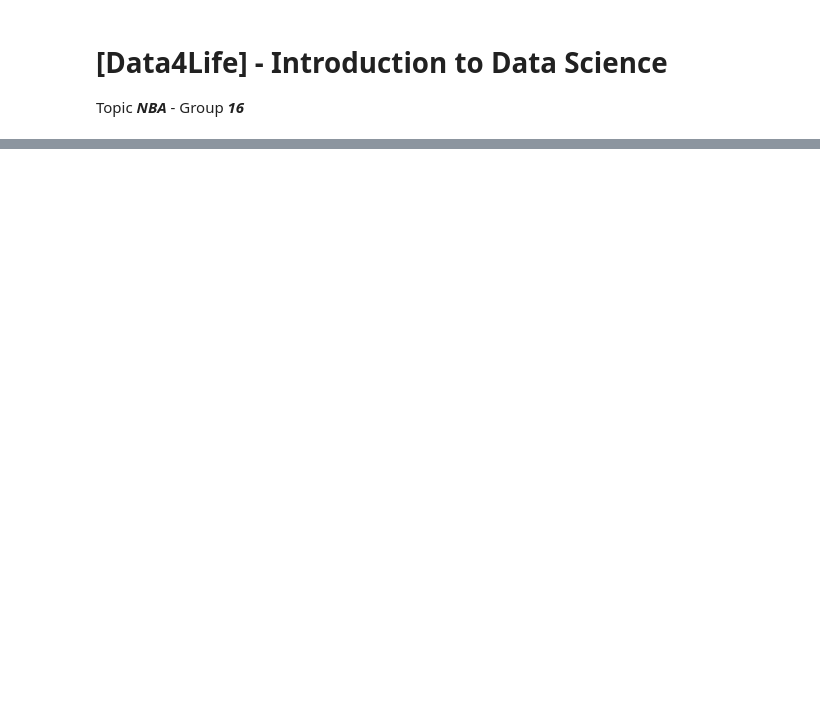
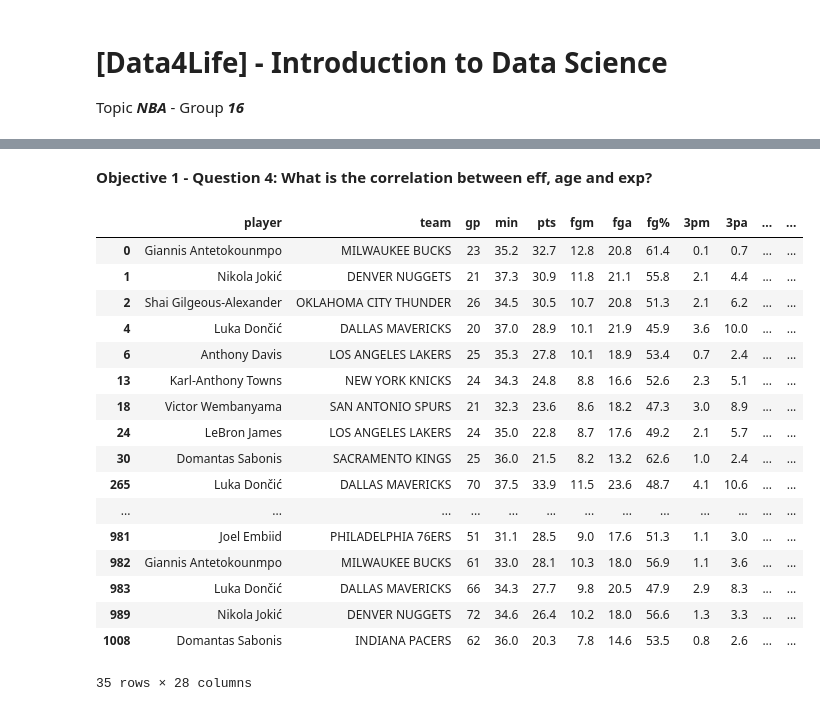
Before and after one commit to chocoCaro/Intro_DS, a Jupyter notebook: [data4life]_final.ipynb, the cells around one changed output, grey strips where cells are left out. Cells and saved outputs as stored; diff of their text form; code cells hidden in the pictures; blank space fills up the shorter version.

```diff
--- a/[data4life]_final.ipynb
+++ b/[data4life]_final.ipynb
@@ -98,0 +160,4 @@ import seaborn as sns
+# %%
+nba_roster = pd.read_csv("Data_NBA_1/nba_roster.csv")
+
+nba_stats = pd.read_csv("Data_NBA_1/nba_stats.csv")
@@ -98,0 +369,24 @@ import seaborn as sns
+# %%
+# Create a list of player names ordered by their rank in top_10_nba_player
+top_10_nba_player_order = top_10_nba_player["player"].tolist()
+
+# Convert the 'player' column in merged_data to a categorical type using the ordered player list
+# This ensures that players are ordered in the same way as in top_10_nba_player
+merged_data["player"] = pd.Categorical(
+    merged_data["player"], categories=top_10_nba_player_order, ordered=True
+)
+
+# Filter the merged_data to keep only the rows where the 'player' is in the top_10_nba_player list
+top_10_data = merged_data.loc[merged_data["player"].isin(top_10_nba_player["player"])]
+
+# Sort the filtered data by the 'season' column in descending order (latest season first)
+top_10_data_sorted = top_10_data.sort_values(by="season", ascending=False)
+
+# Extract the 'season_year' from the 'season' column (the part before the '-')
+# and convert it to numeric for easier sorting and manipulation
+top_10_data_sorted["season_year"] = top_10_data_sorted["season"].apply(
+    lambda x: x.split("-")[0]
+)
+top_10_data_sorted["season_year"] = pd.to_numeric(top_10_data_sorted["season_year"])
+
+top_10_group = top_10_data_sorted.groupby(by="player", observed=False)
@@ -98,0 +427,25 @@ import seaborn as sns
+# %% [markdown]
+**Objective 1 - Question 4: What is the correlation between eff, age and exp?**
+# %%
+top_10_data
+
+correlation_data = top_10_data[["eff", "age", "exp"]].corr()
+# %% [output]
+|  | player | team | gp | min | pts | fgm | fga | fg% | 3pm | 3pa | ... | ... |
+| 0 | Giannis Antetokounmpo | MILWAUKEE BUCKS | 23 | 35.2 | 32.7 | 12.8 | 20.8 | 61.4 | 0.1 | 0.7 | ... | ... |
+| 1 | Nikola Jokić | DENVER NUGGETS | 21 | 37.3 | 30.9 | 11.8 | 21.1 | 55.8 | 2.1 | 4.4 | ... | ... |
+| 2 | Shai Gilgeous-Alexander | OKLAHOMA CITY THUNDER | 26 | 34.5 | 30.5 | 10.7 | 20.8 | 51.3 | 2.1 | 6.2 | ... | ... |
+| 4 | Luka Dončić | DALLAS MAVERICKS | 20 | 37.0 | 28.9 | 10.1 | 21.9 | 45.9 | 3.6 | 10.0 | ... | ... |
+| 6 | Anthony Davis | LOS ANGELES LAKERS | 25 | 35.3 | 27.8 | 10.1 | 18.9 | 53.4 | 0.7 | 2.4 | ... | ... |
+| 13 | Karl-Anthony Towns | NEW YORK KNICKS | 24 | 34.3 | 24.8 | 8.8 | 16.6 | 52.6 | 2.3 | 5.1 | ... | ... |
+| 18 | Victor Wembanyama | SAN ANTONIO SPURS | 21 | 32.3 | 23.6 | 8.6 | 18.2 | 47.3 | 3.0 | 8.9 | ... | ... |
+| 24 | LeBron James | LOS ANGELES LAKERS | 24 | 35.0 | 22.8 | 8.7 | 17.6 | 49.2 | 2.1 | 5.7 | ... | ... |
+| 30 | Domantas Sabonis | SACRAMENTO KINGS | 25 | 36.0 | 21.5 | 8.2 | 13.2 | 62.6 | 1.0 | 2.4 | ... | ... |
+| 265 | Luka Dončić | DALLAS MAVERICKS | 70 | 37.5 | 33.9 | 11.5 | 23.6 | 48.7 | 4.1 | 10.6 | ... | ... |
+| ... | ... | ... | ... | ... | ... | ... | ... | ... | ... | ... | ... | ... |
+| 981 | Joel Embiid | PHILADELPHIA 76ERS | 51 | 31.1 | 28.5 | 9.0 | 17.6 | 51.3 | 1.1 | 3.0 | ... | ... |
+| 982 | Giannis Antetokounmpo | MILWAUKEE BUCKS | 61 | 33.0 | 28.1 | 10.3 | 18.0 | 56.9 | 1.1 | 3.6 | ... | ... |
+| 983 | Luka Dončić | DALLAS MAVERICKS | 66 | 34.3 | 27.7 | 9.8 | 20.5 | 47.9 | 2.9 | 8.3 | ... | ... |
+| 989 | Nikola Jokić | DENVER NUGGETS | 72 | 34.6 | 26.4 | 10.2 | 18.0 | 56.6 | 1.3 | 3.3 | ... | ... |
+| 1008 | Domantas Sabonis | INDIANA PACERS | 62 | 36.0 | 20.3 | 7.8 | 14.6 | 53.5 | 0.8 | 2.6 | ... | ... |
+35 rows × 28 columns
```
Also changed, not shown: parts of 35 cells of this notebook, 4 other files.
